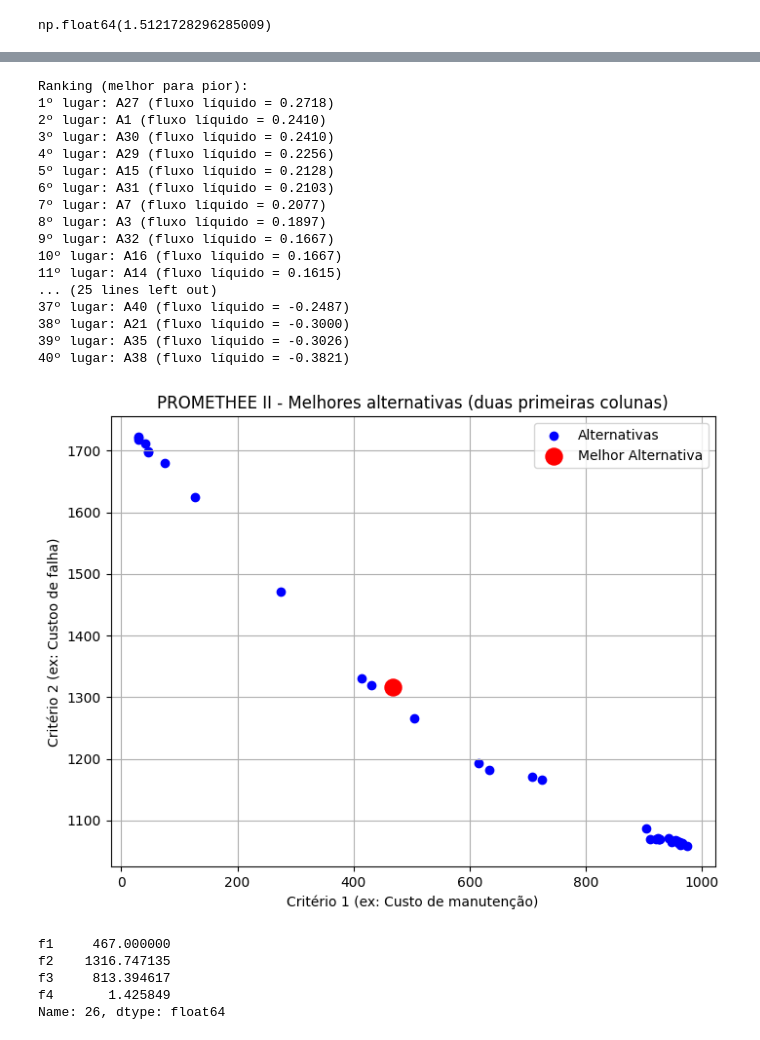
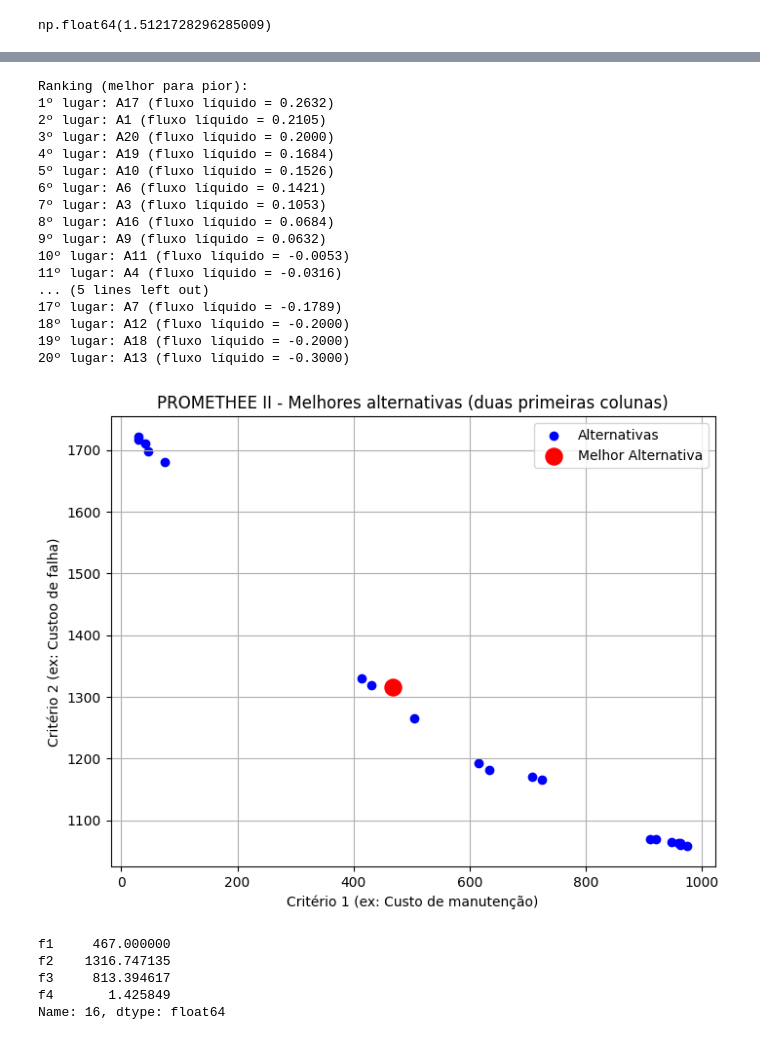
Before and after one commit to Cleyton-Nobre/TeoriaDecisao, a Jupyter notebook: TP2.ipynb, the cells around one changed output, grey strips where cells are left out. Saved outputs shown, nothing was run; the diff lists cells and outputs as text; code cells hidden in the pictures.

```diff
--- a/TP2.ipynb
+++ b/TP2.ipynb
@@ -152,5 +216,5 @@ np.float64(1.5121728296285009)
 # %%
-pareto=df.values
+pareto=nao_dominado
 
 def normalize(X, maximize):
     X_norm = np.zeros_like(X, dtype=float)
@@ -202,53 +266,53 @@ def promethee_ii(X, weights, maximize):
 weights = np.array([0.40, 0.35,0.15,0.1])
 maximize = np.array([False, False, False, True])
 
 ranking, phi_liquido, P = promethee_ii(pareto, weights, maximize)
 
 print("Ranking (melhor para pior):")
 for pos, alt in enumerate(ranking):
     print(f"{pos+1}º lugar: A{alt+1} (fluxo líquido = {phi_liquido[alt]:.4f})")
 
 # --- Gráfico das duas primeiras colunas ---
 
 plt.figure(figsize=(8,6))
 
 # Plota todas as alternativas
 plt.scatter(pareto[:, 0], pareto[:, 1], c='blue', label='Alternativas')
 
 # Destaca a melhor alternativa em vermelho
 melhor = ranking[0]
 plt.scatter(pareto[melhor, 0], pareto[melhor, 1], c='red', s=150, label='Melhor Alternativa')
 
 plt.xlabel('Critério 1 (ex: Custo de manutenção)')
 plt.ylabel('Critério 2 (ex: Custoo de falha)')
 plt.title('PROMETHEE II - Melhores alternativas (duas primeiras colunas)')
 plt.legend()
 plt.grid(True)
 plt.show()
 
 df.iloc[ranking[0]]
 # %% [output]
 Ranking (melhor para pior):
-1º lugar: A27 (fluxo líquido = 0.2718)
-2º lugar: A1 (fluxo líquido = 0.2410)
-3º lugar: A30 (fluxo líquido = 0.2410)
-4º lugar: A29 (fluxo líquido = 0.2256)
-5º lugar: A15 (fluxo líquido = 0.2128)
-6º lugar: A31 (fluxo líquido = 0.2103)
-7º lugar: A7 (fluxo líquido = 0.2077)
-8º lugar: A3 (fluxo líquido = 0.1897)
-9º lugar: A32 (fluxo líquido = 0.1667)
-10º lugar: A16 (fluxo líquido = 0.1667)
-11º lugar: A14 (fluxo líquido = 0.1615)
-... (25 lines left out)
-37º lugar: A40 (fluxo líquido = -0.2487)
-38º lugar: A21 (fluxo líquido = -0.3000)
-39º lugar: A35 (fluxo líquido = -0.3026)
-40º lugar: A38 (fluxo líquido = -0.3821)
+1º lugar: A17 (fluxo líquido = 0.2632)
+2º lugar: A1 (fluxo líquido = 0.2105)
+3º lugar: A20 (fluxo líquido = 0.2000)
+4º lugar: A19 (fluxo líquido = 0.1684)
+5º lugar: A10 (fluxo líquido = 0.1526)
+6º lugar: A6 (fluxo líquido = 0.1421)
+7º lugar: A3 (fluxo líquido = 0.1053)
+8º lugar: A16 (fluxo líquido = 0.0684)
+9º lugar: A9 (fluxo líquido = 0.0632)
+10º lugar: A11 (fluxo líquido = -0.0053)
+11º lugar: A4 (fluxo líquido = -0.0316)
+... (5 lines left out)
+17º lugar: A7 (fluxo líquido = -0.1789)
+18º lugar: A12 (fluxo líquido = -0.2000)
+19º lugar: A18 (fluxo líquido = -0.2000)
+20º lugar: A13 (fluxo líquido = -0.3000)
-[figure, old version]
+[figure, new version]
 f1     467.000000
 f2    1316.747135
 f3     813.394617
 f4       1.425849
-Name: 26, dtype: float64
+Name: 16, dtype: float64
 # %%
```
Also changed, not shown: parts of 8 cells of this notebook, 2 other files.
